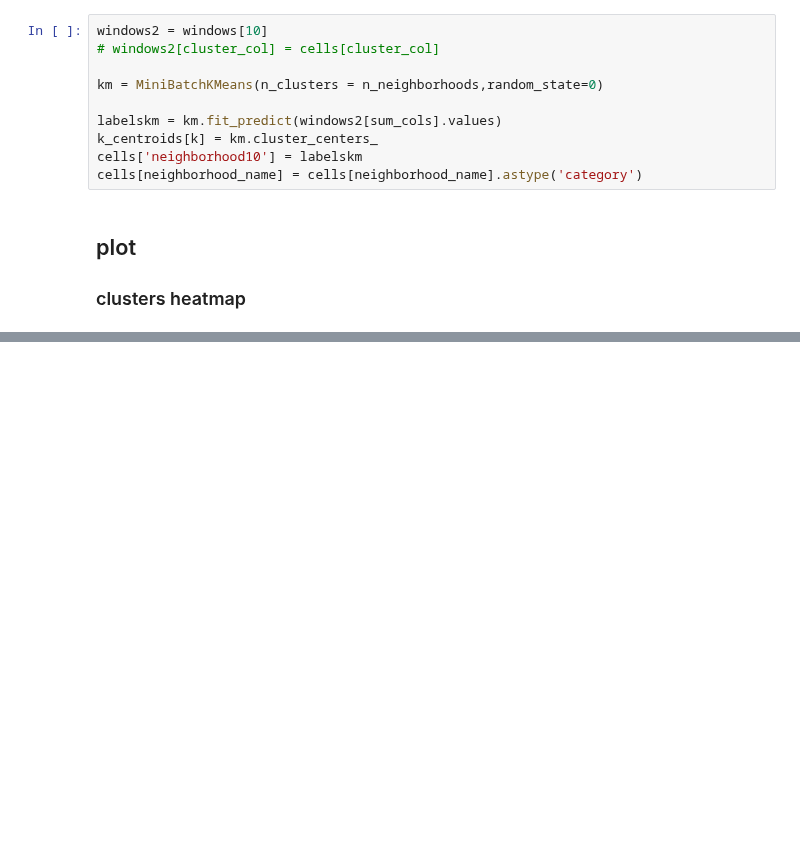
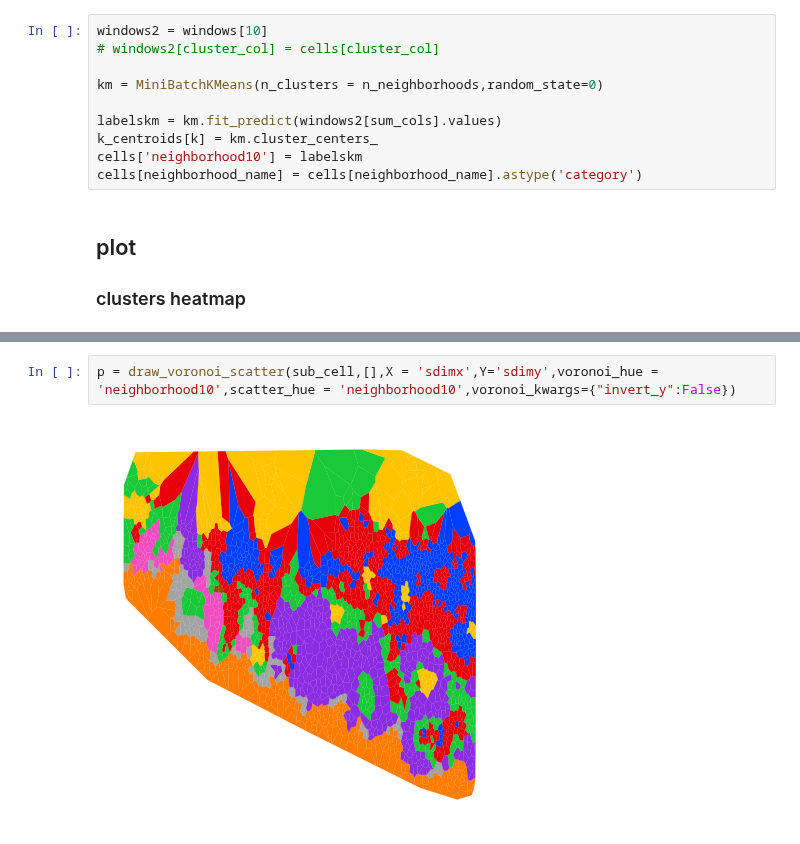
Before and after one commit to GenomicsMachineLearning/qimr-teaching-2024, a Jupyter notebook: 003-downstream-analysis/neighborhood.ipynb, the cells around one changed output, grey strips where cells are left out. Drawn from its saved outputs; the diff is of its cells as text; blank space fills up the shorter version.

```diff
--- a/003-downstream-analysis/neighborhood.ipynb
+++ b/003-downstream-analysis/neighborhood.ipynb
@@ -267,0 +236,4 @@ plt.show()
+# %%
+p = draw_voronoi_scatter(sub_cell,[],X = 'sdimx',Y='sdimy',voronoi_hue = 'neighborhood10',scatter_hue = 'neighborhood10',voronoi_kwargs={"invert_y":False})
+# %% [output]
+[figure, added]
```
Also changed, not shown: parts of 14 cells of this notebook, 1 other file.
